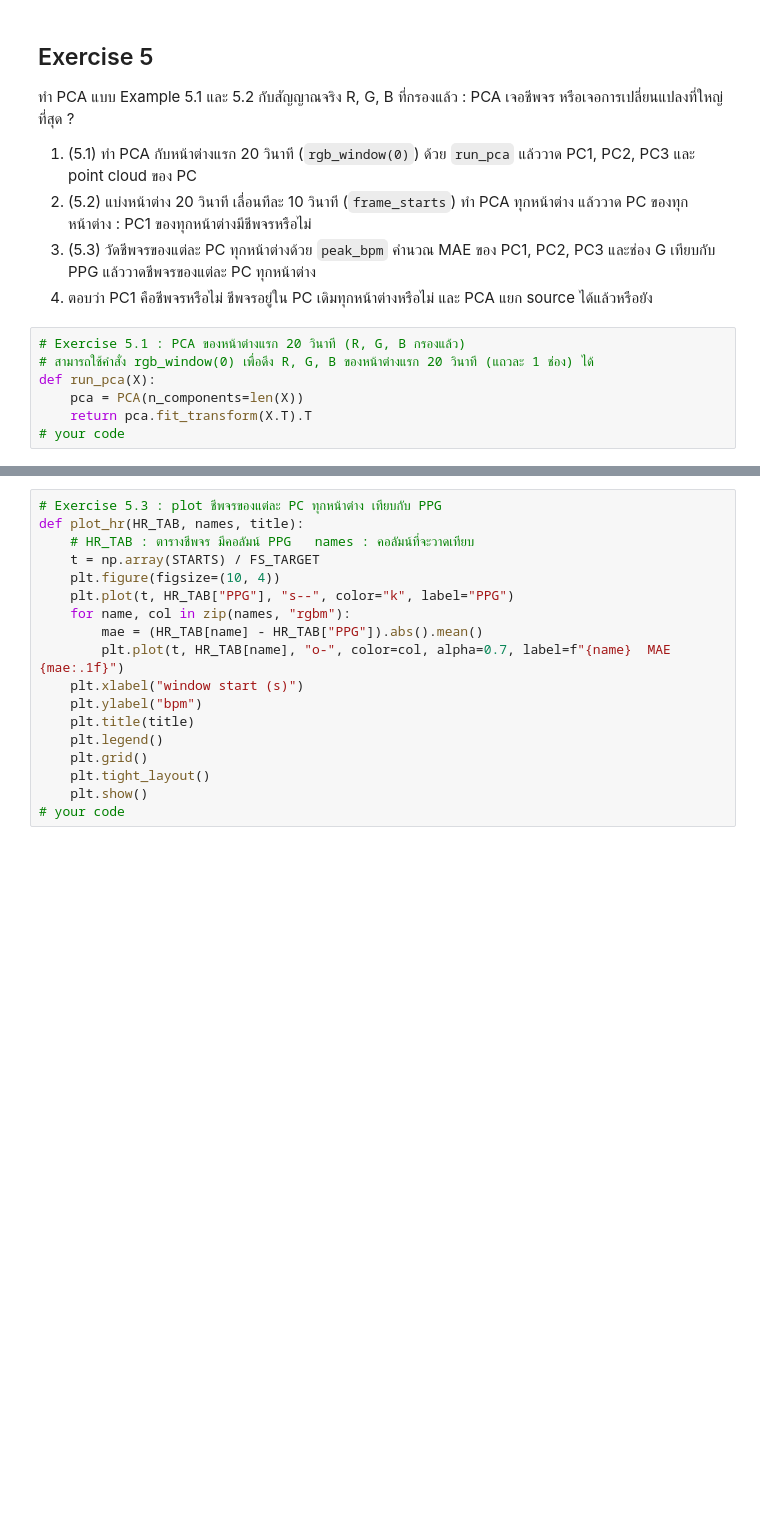
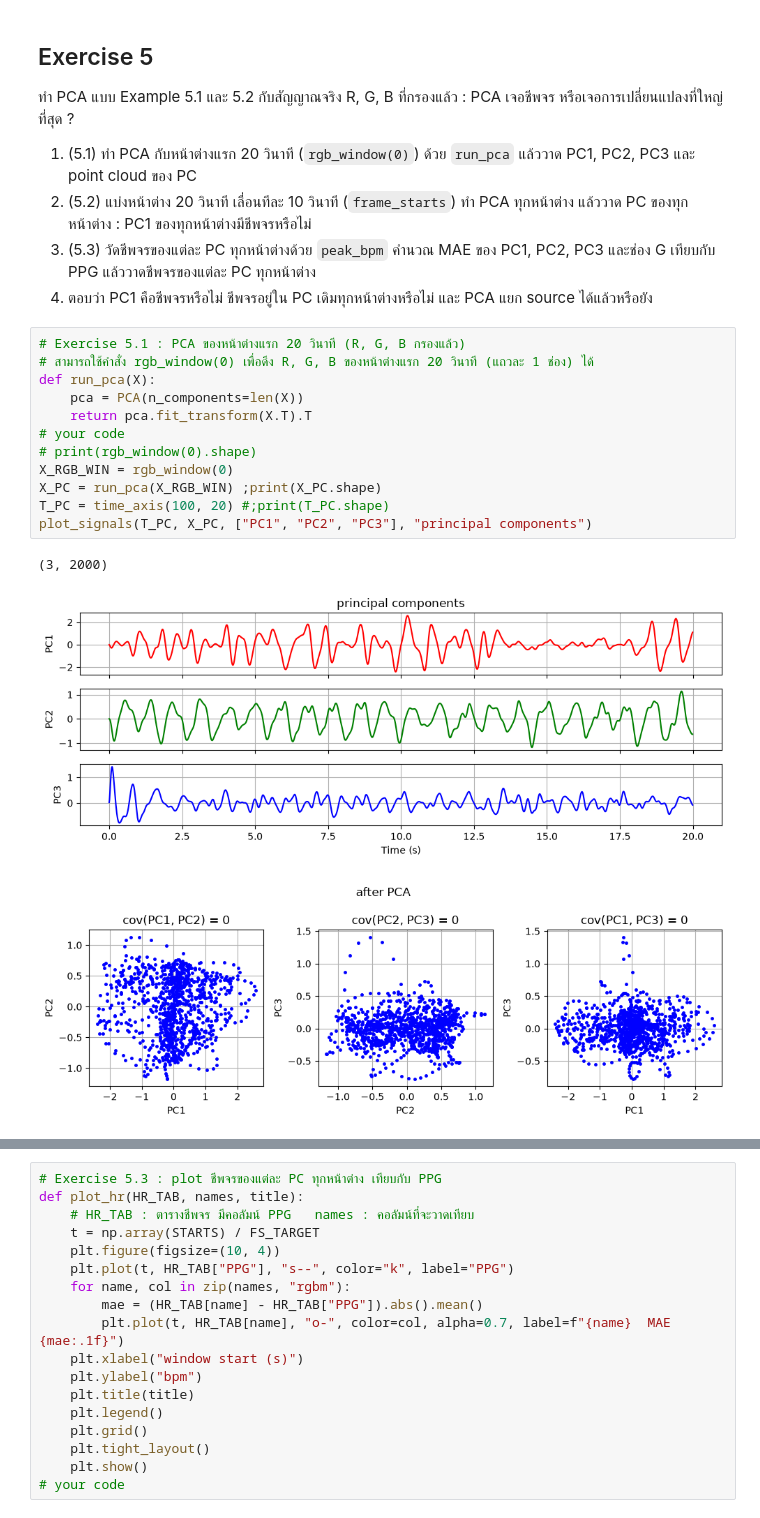
Before and after one commit to sotheasokea/Digital-Signal-Processing-Lecture, a Jupyter notebook: Lecture/Week11/w11_inclass.ipynb, the cells around one changed output, grey strips where cells are left out. Drawn from its saved outputs; the diff is of its cells as text; blank space fills up the shorter version.

```diff
--- a/Lecture/Week11/w11_inclass.ipynb
+++ b/Lecture/Week11/w11_inclass.ipynb
@@ -684,10 +729,19 @@ PCA ได้แกนที่ไม่สัมพันธ์กัน (covar
 # %%
 # Exercise 5.1 : PCA ของหน้าต่างแรก 20 วินาที (R, G, B กรองแล้ว)
 # สามารถใช้คำสั่ง rgb_window(0) เพื่อดึง R, G, B ของหน้าต่างแรก 20 วินาที (แถวละ 1 ช่อง) ได้
 def run_pca(X):
     pca = PCA(n_components=len(X))
     return pca.fit_transform(X.T).T
 # your code
+# print(rgb_window(0).shape)
+X_RGB_WIN = rgb_window(0)
+X_PC = run_pca(X_RGB_WIN) ;print(X_PC.shape)
+T_PC = time_axis(100, 20) #;print(T_PC.shape)
+plot_signals(T_PC, X_PC, ["PC1", "PC2", "PC3"], "principal components")
+# %% [output]
+(3, 2000)
+[figure, added]
+[figure, added]
 # %%
 # Exercise 5.2 : ทำ PCA ทุกหน้าต่าง แล้ววาด PC ของทุกหน้าต่าง
 # subplot PCA ที่ได้ของแต่ละหน้าต่าง
```
Also changed, not shown: parts of 15 cells of this notebook, 5 other files.
